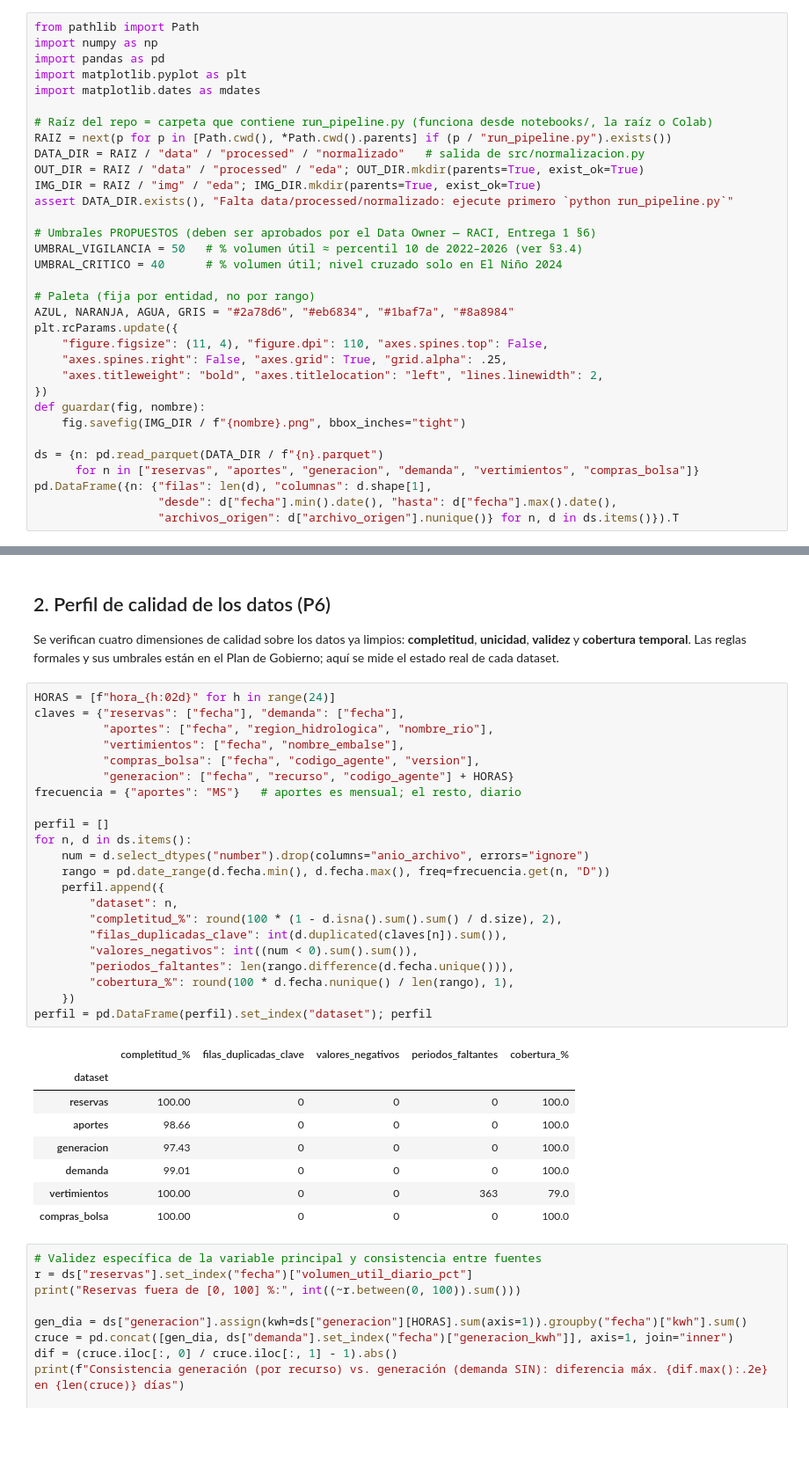
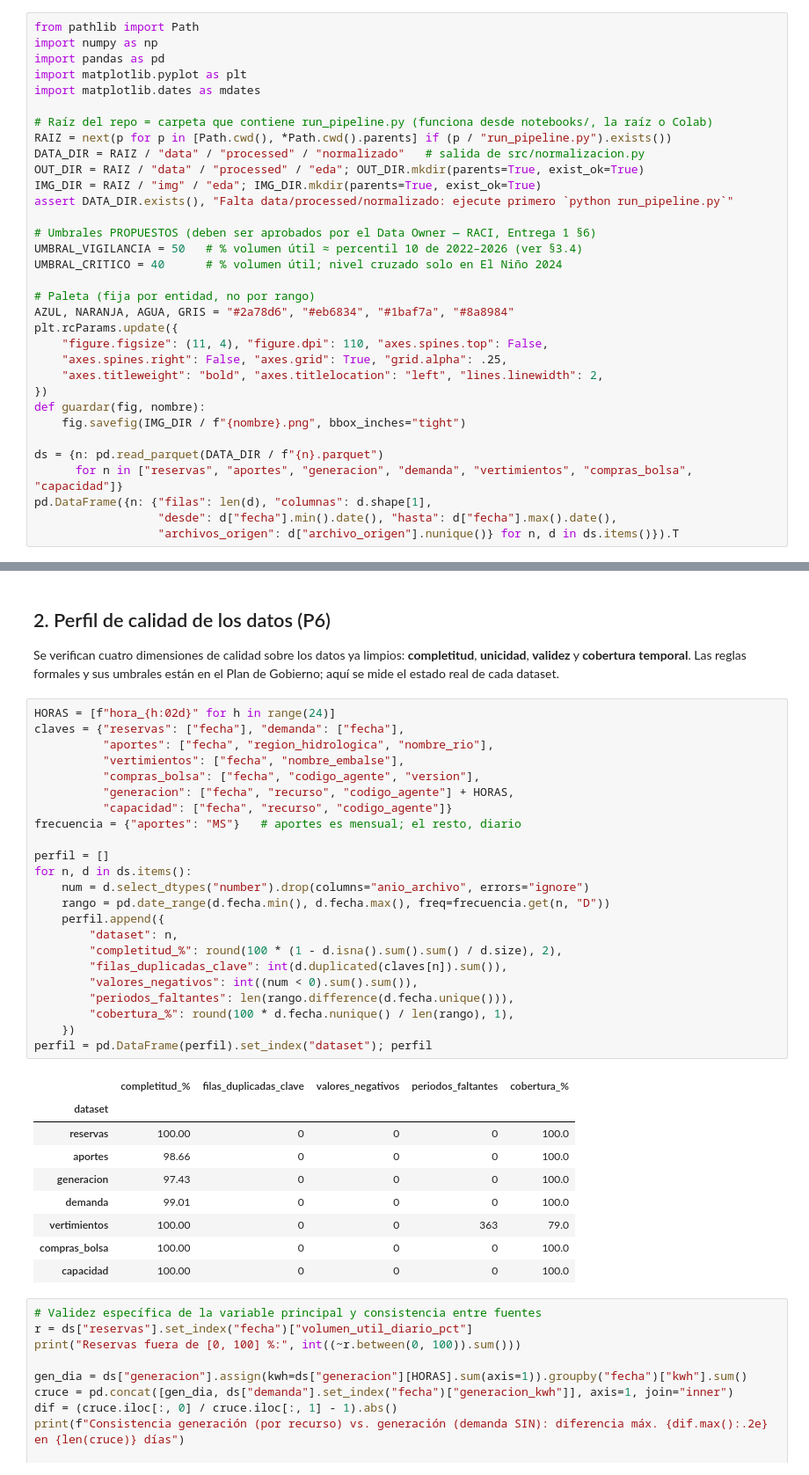
Before and after one commit to vale-leal/DataOfficeStrategy_ProyectoFinal, a Jupyter notebook: notebooks/04_eda.ipynb, the cells around one changed output, grey strips where cells are left out. Shown at 88% size. Drawn from its saved outputs; the diff is of its cells as text; blank space fills up the shorter version.

```diff
--- a/notebooks/04_eda.ipynb
+++ b/notebooks/04_eda.ipynb
@@ -51,7 +51,7 @@ def guardar(fig, nombre):
     fig.savefig(IMG_DIR / f"{nombre}.png", bbox_inches="tight")
 
 ds = {n: pd.read_parquet(DATA_DIR / f"{n}.parquet")
-      for n in ["reservas", "aportes", "generacion", "demanda", "vertimientos", "compras_bolsa"]}
+      for n in ["reservas", "aportes", "generacion", "demanda", "vertimientos", "compras_bolsa", "capacidad"]}
 pd.DataFrame({n: {"filas": len(d), "columnas": d.shape[1],
                   "desde": d["fecha"].min().date(), "hasta": d["fecha"].max().date(),
                   "archivos_origen": d["archivo_origen"].nunique()} for n, d in ds.items()}).T
@@ -70,34 +71,36 @@ Se verifican cuatro dimensiones de calidad sobre los datos ya limpios: **complet
 # %%
 HORAS = [f"hora_{h:02d}" for h in range(24)]
 claves = {"reservas": ["fecha"], "demanda": ["fecha"],
           "aportes": ["fecha", "region_hidrologica", "nombre_rio"],
           "vertimientos": ["fecha", "nombre_embalse"],
           "compras_bolsa": ["fecha", "codigo_agente", "version"],
-          "generacion": ["fecha", "recurso", "codigo_agente"] + HORAS}
+          "generacion": ["fecha", "recurso", "codigo_agente"] + HORAS,
+          "capacidad": ["fecha", "recurso", "codigo_agente"]}
 frecuencia = {"aportes": "MS"}   # aportes es mensual; el resto, diario
 
 perfil = []
 for n, d in ds.items():
     num = d.select_dtypes("number").drop(columns="anio_archivo", errors="ignore")
     rango = pd.date_range(d.fecha.min(), d.fecha.max(), freq=frecuencia.get(n, "D"))
     perfil.append({
         "dataset": n,
         "completitud_%": round(100 * (1 - d.isna().sum().sum() / d.size), 2),
         "filas_duplicadas_clave": int(d.duplicated(claves[n]).sum()),
         "valores_negativos": int((num < 0).sum().sum()),
         "periodos_faltantes": len(rango.difference(d.fecha.unique())),
         "cobertura_%": round(100 * d.fecha.nunique() / len(rango), 1),
     })
 perfil = pd.DataFrame(perfil).set_index("dataset"); perfil
 # %% [output]
 |  | completitud_% | filas_duplicadas_clave | valores_negativos | periodos_faltantes | cobertura_% |
 | dataset |  |  |  |  |  |
 | reservas | 100.00 | 0 | 0 | 0 | 100.0 |
 | aportes | 98.66 | 0 | 0 | 0 | 100.0 |
 | generacion | 97.43 | 0 | 0 | 0 | 100.0 |
 | demanda | 99.01 | 0 | 0 | 0 | 100.0 |
 | vertimientos | 100.00 | 0 | 0 | 363 | 79.0 |
 | compras_bolsa | 100.00 | 0 | 0 | 0 | 100.0 |
+| capacidad | 100.00 | 0 | 0 | 0 | 100.0 |
 # %%
 # Validez específica de la variable principal y consistencia entre fuentes
 r = ds["reservas"].set_index("fecha")["volumen_util_diario_pct"]
```
Also changed, not shown: parts of 11 cells of this notebook, 13 other files.
